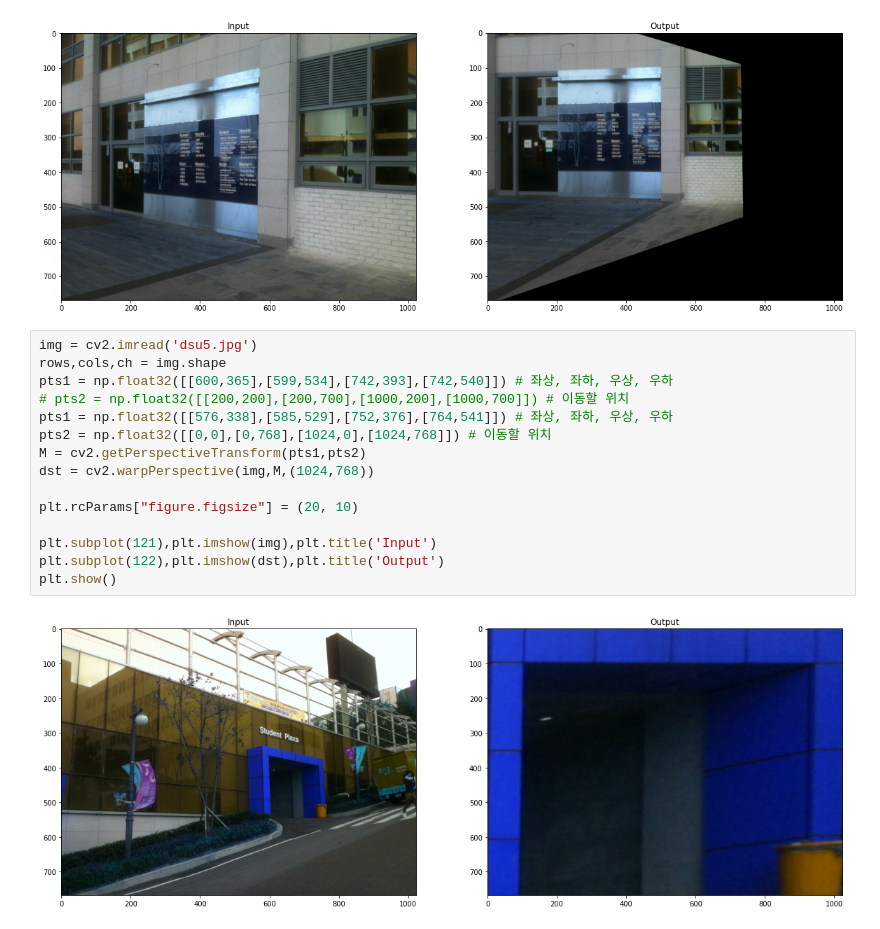
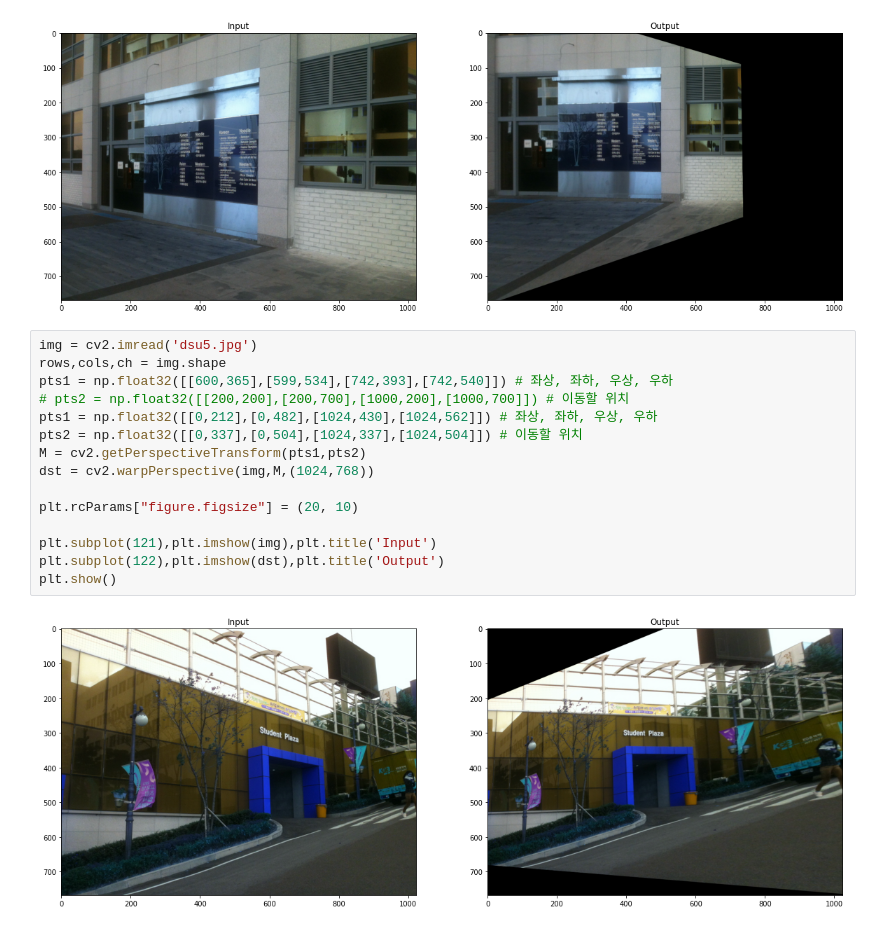
Before and after one commit to youhavetopay/ComputerVision2021, a Jupyter notebook: HW4.ipynb, the cells around one changed output. Cells and saved outputs as stored; diff of their text form.

```diff
--- a/HW4.ipynb
+++ b/HW4.ipynb
@@ -22,17 +22,17 @@ plt.show()
 # %%
 img = cv2.imread('dsu5.jpg')
 rows,cols,ch = img.shape
 pts1 = np.float32([[600,365],[599,534],[742,393],[742,540]]) # 좌상, 좌하, 우상, 우하
 # pts2 = np.float32([[200,200],[200,700],[1000,200],[1000,700]]) # 이동할 위치
-pts1 = np.float32([[576,338],[585,529],[752,376],[764,541]]) # 좌상, 좌하, 우상, 우하
-pts2 = np.float32([[0,0],[0,768],[1024,0],[1024,768]]) # 이동할 위치
+pts1 = np.float32([[0,212],[0,482],[1024,430],[1024,562]]) # 좌상, 좌하, 우상, 우하
+pts2 = np.float32([[0,337],[0,504],[1024,337],[1024,504]]) # 이동할 위치
 M = cv2.getPerspectiveTransform(pts1,pts2)
 dst = cv2.warpPerspective(img,M,(1024,768))
 
 plt.rcParams["figure.figsize"] = (20, 10)
 
 plt.subplot(121),plt.imshow(img),plt.title('Input')
 plt.subplot(122),plt.imshow(dst),plt.title('Output')
 plt.show()
 # %% [output]
-[figure, old version]
+[figure, new version]
```
Also changed, not shown: parts of 1 cell of this notebook.
